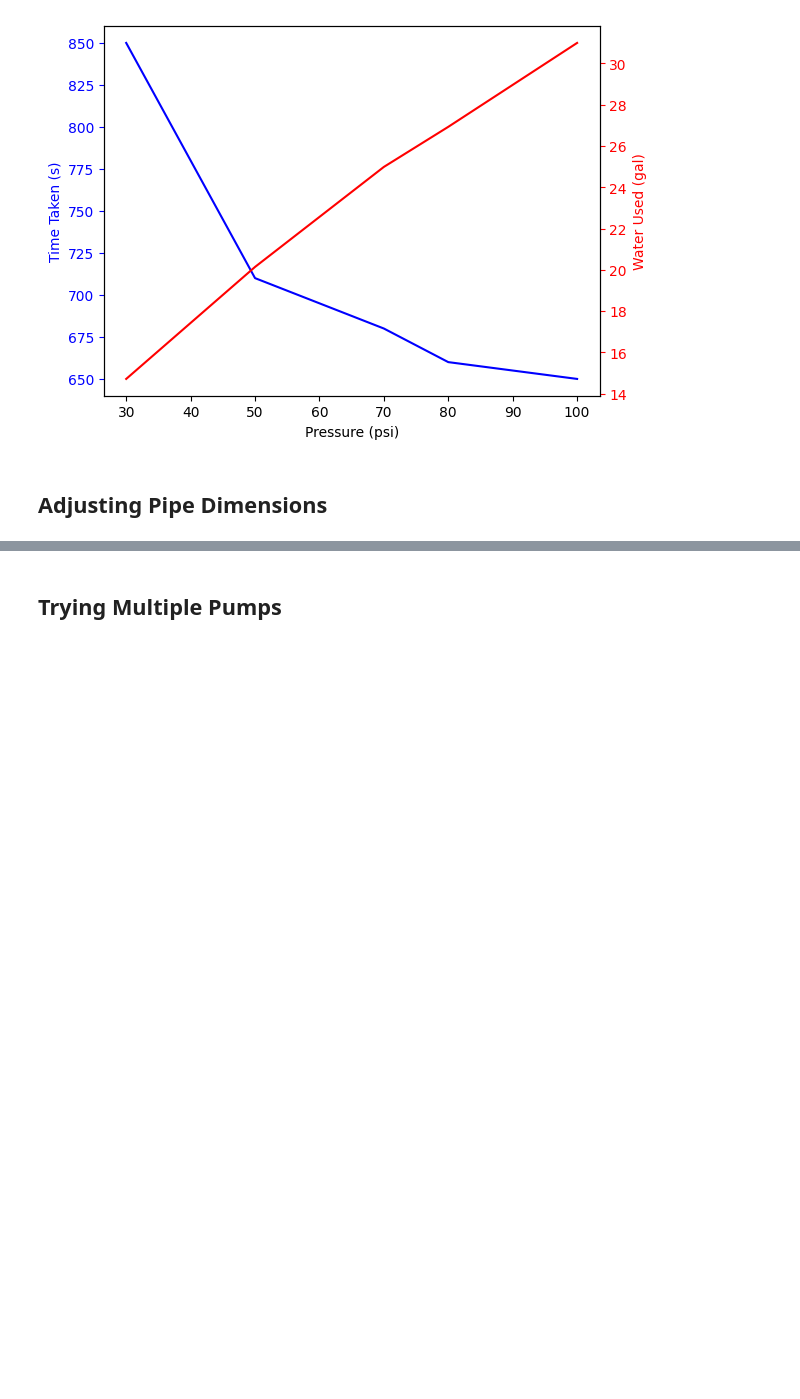
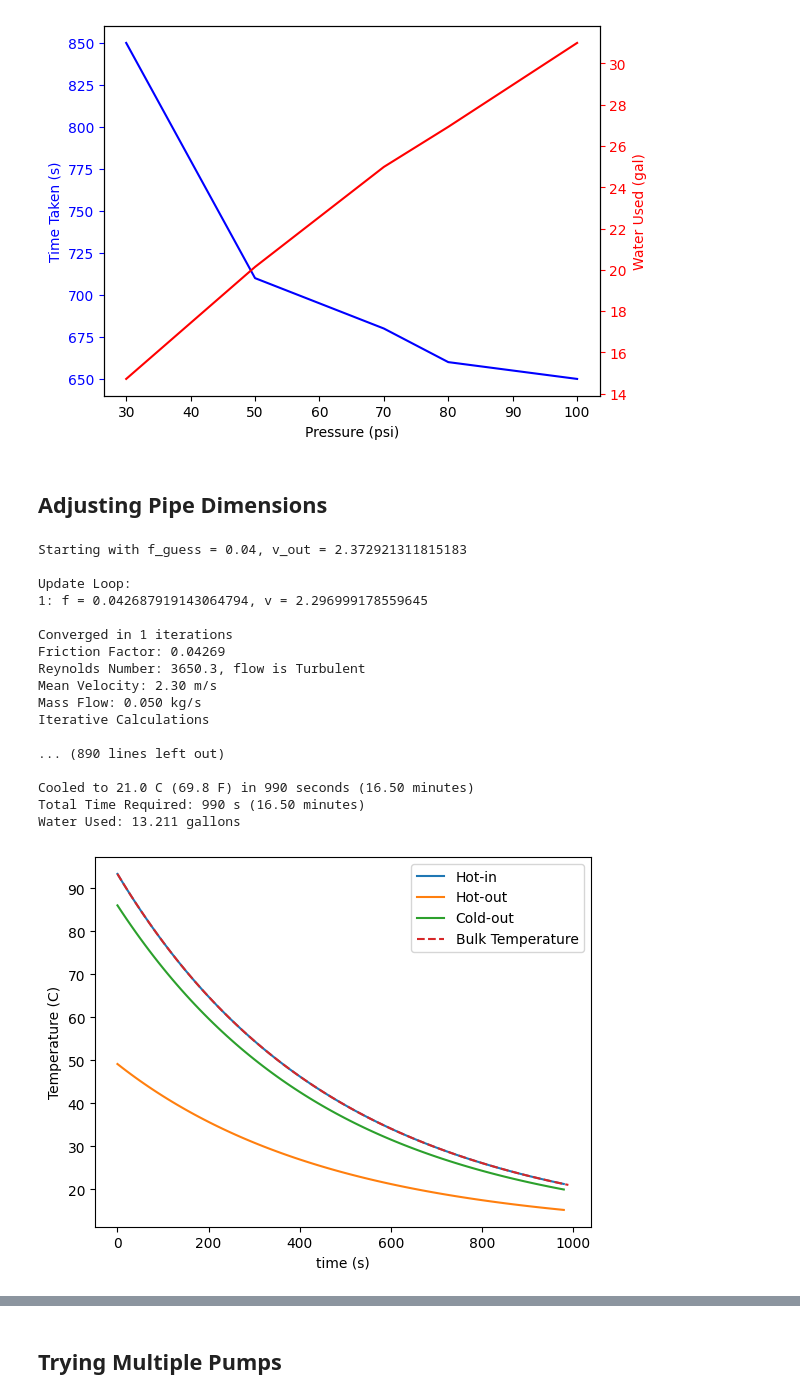
Before and after one commit to Jagardiner97/STAT-6685, a Jupyter notebook: Thermal Fluids Final Project/hxr.ipynb, the cells around one changed output, grey strips where cells are left out. Drawn from its saved outputs; the diff is of its cells as text; code cells hidden in the pictures; blank space fills up the shorter version.

```diff
--- a/Thermal Fluids Final Project/hxr.ipynb
+++ b/Thermal Fluids Final Project/hxr.ipynb
@@ -569,3 +616,38 @@ plt.show()
 [figure]
 # %% [markdown]
 ## Adjusting Pipe Dimensions
+# %%
+delta_h, thickness, D_i, D_o, V_wort, T_0_wort, T_f_wort, T_city, P_water, D_h_out, A_in, A_out, rho_city, mu_city, length, minor_losses, k_tube, Nu, P_atm, g = load_default_values()
+# %%
+# decrease the diameters
+D_i_small = 0.5  # cm
+D_o_small = 0.8  # cm
+D_i_small = cm_to_m(D_i_small)
+D_o_small = cm_to_m(D_o_small)
+D_h_out = D_o_small - (D_i_small + 2 * thickness)
+A_in = math.pi * (D_i_small ** 2) / 4
+A_out = math.pi * ((D_o_small ** 2) / 4 - ((D_i_small + 2 * thickness) ** 2) / 4)
+
+# Run heat transfer and plotting functions
+m_dot_out, _, _, _ = outer_flow(P_water, 0.04)
+plot_times, hot_temps_in, hot_temps_out, cold_temps_out, wort_temps, time, water_used, q = heat_transfer_loop(10, m_dot_out, pump1)
+plot_stream_temps(plot_times, hot_temps_in, hot_temps_out, cold_temps_out, wort_temps, time)
+# %% [output]
+Starting with f_guess = 0.04, v_out = 2.372921311815183
+
+Update Loop:
+1: f = 0.042687919143064794, v = 2.296999178559645
+
+Converged in 1 iterations
+Friction Factor: 0.04269
+Reynolds Number: 3650.3, flow is Turbulent
+Mean Velocity: 2.30 m/s
+Mass Flow: 0.050 kg/s
+Iterative Calculations
+
+... (890 lines left out)
+
+Cooled to 21.0 C (69.8 F) in 990 seconds (16.50 minutes)
+Total Time Required: 990 s (16.50 minutes)
+Water Used: 13.211 gallons
+[figure, added]
```
Also changed, not shown: parts of 22 cells of this notebook.
